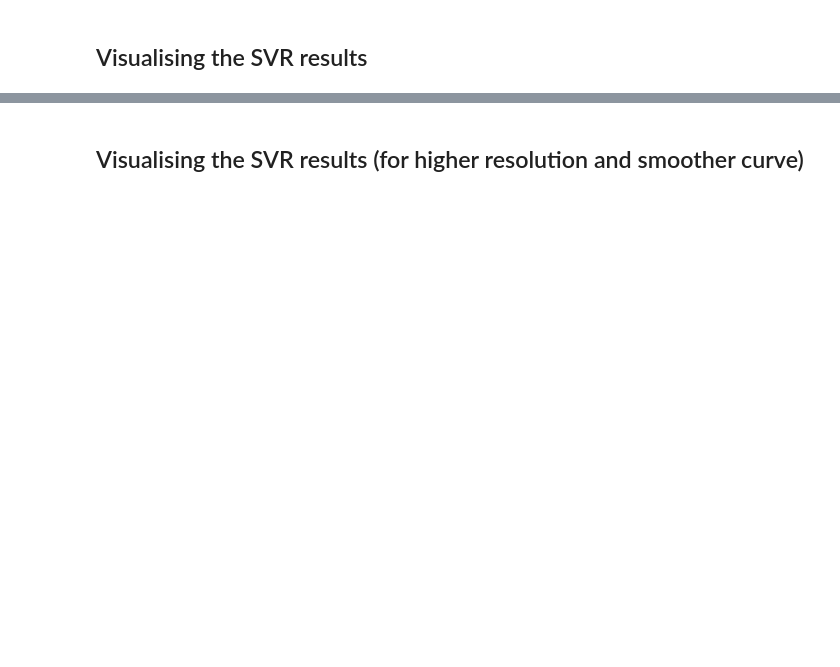
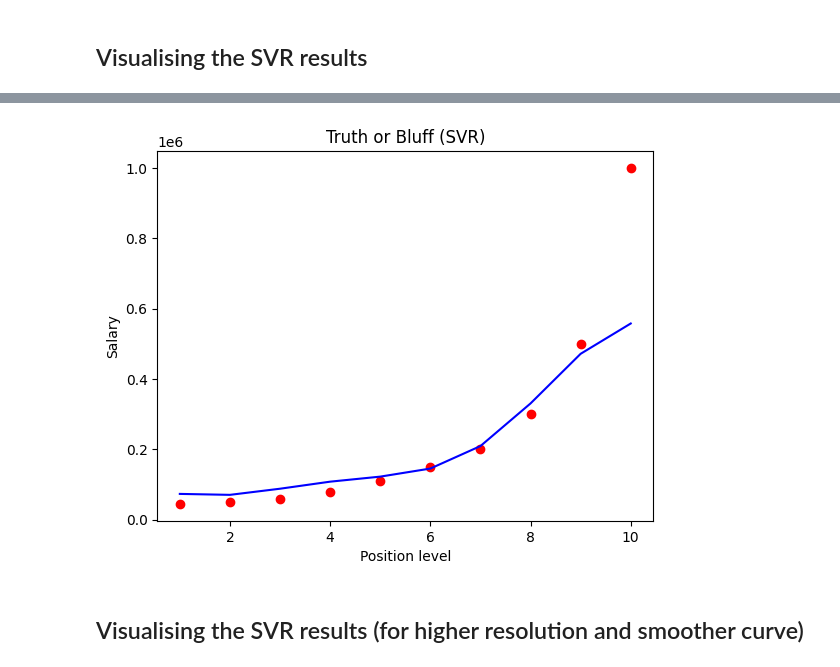
Before and after one commit to ByVictorrr/Machine-Learning-A-Z-AI-Python-R, a Jupyter notebook: Part 2 - Regression/support vector regression/support_vector_regression.ipynb, the cells around one changed output, grey strips where cells are left out. Saved outputs shown, nothing was run; the diff lists cells and outputs as text; code cells hidden in the pictures; blank space fills up the shorter version.

```diff
--- a/Part 2 - Regression/support vector regression/support_vector_regression.ipynb
+++ b/Part 2 - Regression/support vector regression/support_vector_regression.ipynb
@@ -32,0 +33,2 @@ y
+# %%
+y = y.reshape((-1, 1))
@@ -34,10 +49,12 @@ y
 ## Feature Scaling
 # %%
 from sklearn.preprocessing import StandardScaler
-sc_x = StandardScaler()
-sc_y = StandardScaler()
-X = sc_x.fit_transform(X)
-y = sc_y.fit_transform(y)
+sc_x = StandardScaler().fit(X)
+sc_y = StandardScaler().fit(y)
+# fit_transform expects 2-d array
+# z = (x-mean)/(std_dev)
+X = sc_x.transform(X)
+y = sc_y.transform(y)
 # %%
 X
 # %% [output]
@@ -67,2 +84,6 @@ y
 # %% [markdown]
 ## Training the SVR model on the whole dataset
+# %%
+from sklearn.svm import SVR
+regressor = SVR(kernel="rbf")
+regressor.fit(X, y.ravel())
@@ -71,2 +109,5 @@ y
 # %% [markdown]
 ## Visualising the SVR results
+# %%
+inverse_x = sc_x.inverse_transform(X)
+inverse_y = sc_y.inverse_transform(y)
@@ -73,2 +142,12 @@ y
+# %%
+y_pred = regressor.predict(X).reshape((-1,1))
+plt.scatter(inverse_x, inverse_y, color="red")
+plt.plot(inverse_x, sc_y.inverse_transform(y_pred), color="blue")
+plt.title("Truth or Bluff (SVR)")
+plt.xlabel("Position level")
+plt.ylabel("Salary")
+plt.show()
+# %% [output]
+[figure, added]
 # %% [markdown]
 ## Visualising the SVR results (for higher resolution and smoother curve)
```
Also changed, not shown: parts of 16 cells of this notebook.
